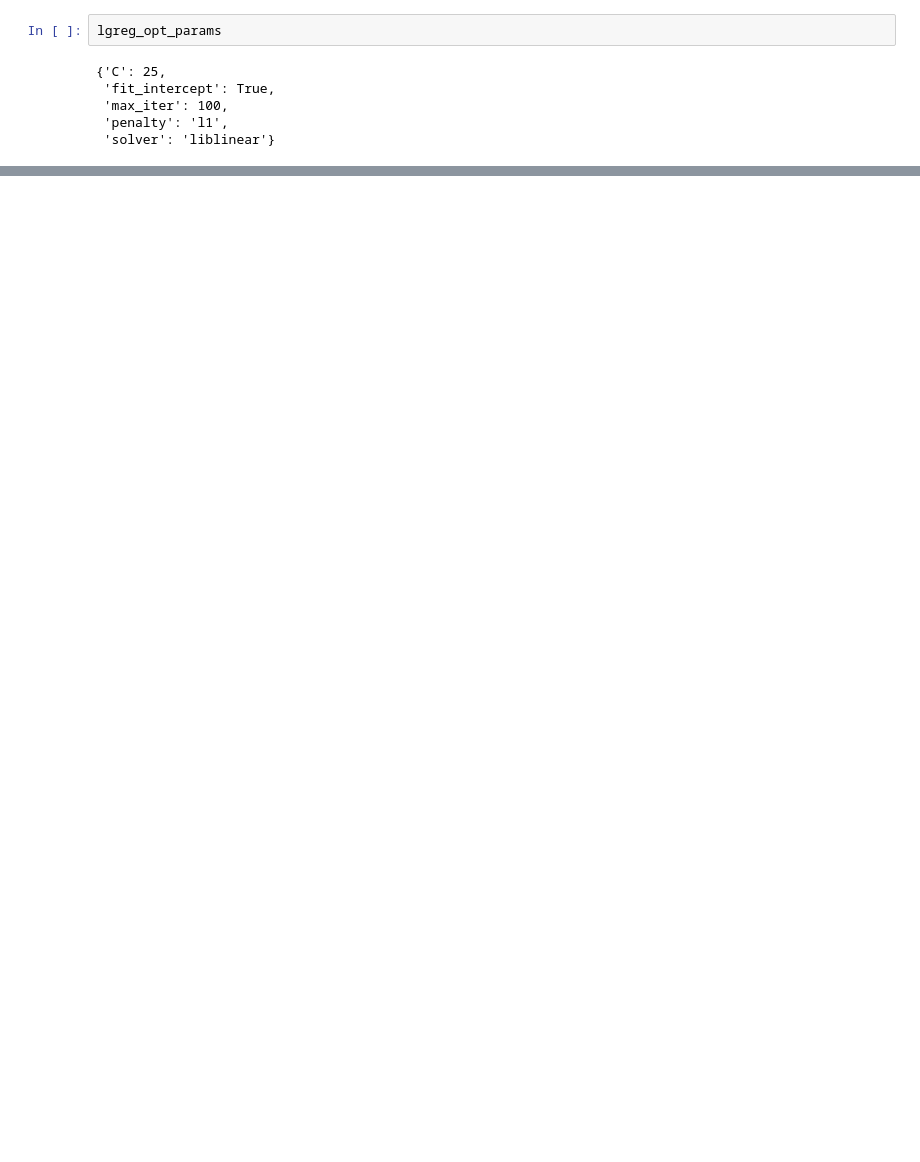
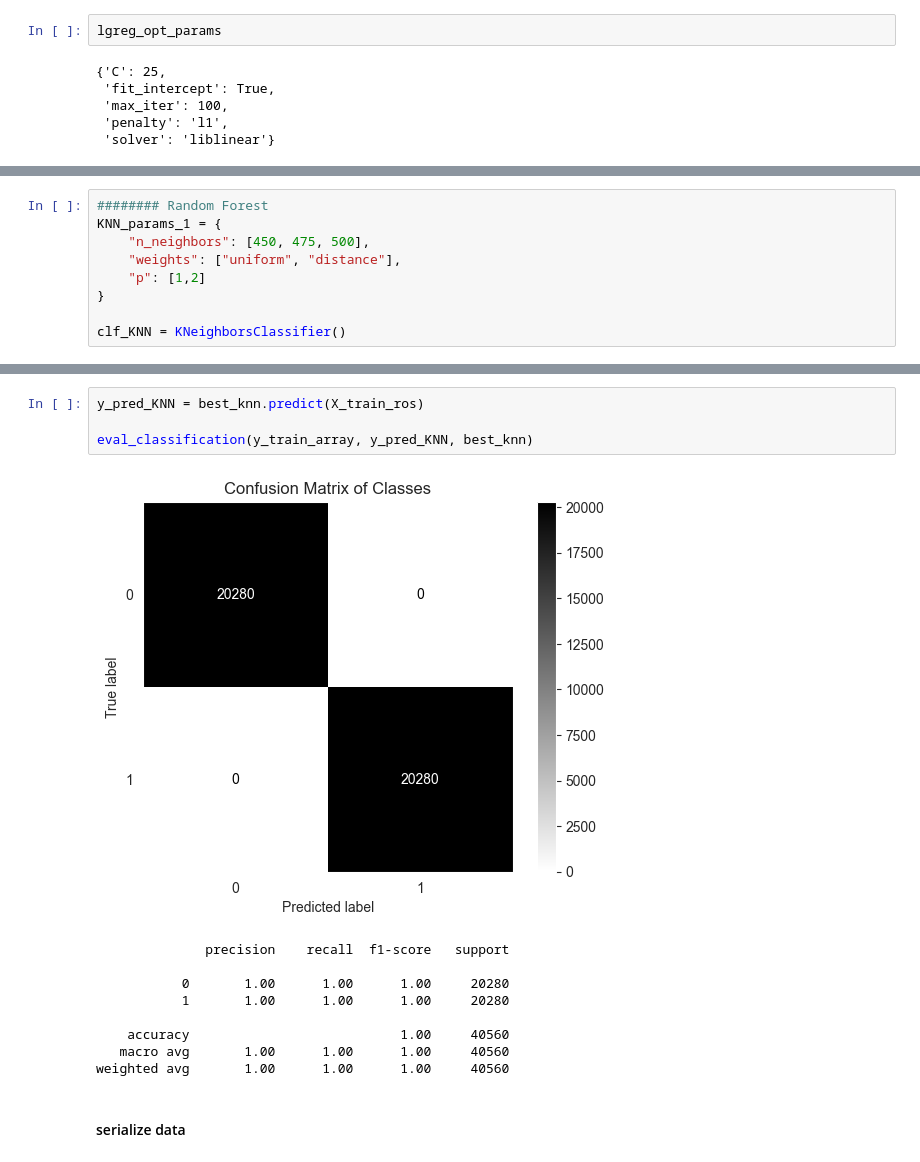
Before and after one commit to Code2Drift/Aditya_MLPROCESS, a Jupyter notebook: modelling.ipynb, the cells around one changed output, grey strips where cells are left out. Saved outputs shown, nothing was run; the diff lists cells and outputs as text; blank space fills up the shorter version.

```diff
--- a/modelling.ipynb
+++ b/modelling.ipynb
@@ -285,0 +338,9 @@ dum_params_1 = {
+# %%
+######## Random Forest
+KNN_params_1 = {
+    "n_neighbors": [450, 475, 500],
+    "weights": ["uniform", "distance"],
+    "p": [1,2]
+}
+
+clf_KNN = KNeighborsClassifier()
@@ -285,0 +361,16 @@ dum_params_1 = {
+# %%
+y_pred_KNN = best_knn.predict(X_train_ros)
+
+eval_classification(y_train_array, y_pred_KNN, best_knn)
+# %% [output]
+[figure, added]
+              precision    recall  f1-score   support
+
+           0       1.00      1.00      1.00     20280
+           1       1.00      1.00      1.00     20280
+
+    accuracy                           1.00     40560
+   macro avg       1.00      1.00      1.00     40560
+weighted avg       1.00      1.00      1.00     40560
+# %% [markdown]
+#### serialize data
```
Also changed, not shown: parts of 27 cells of this notebook, 3 other files.
